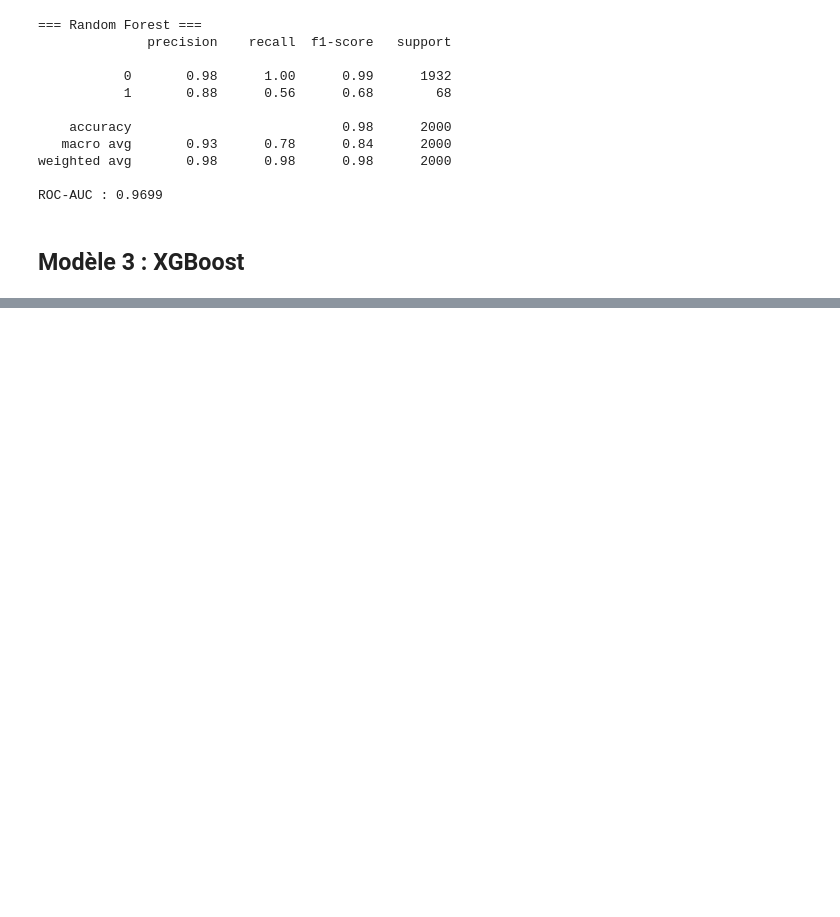
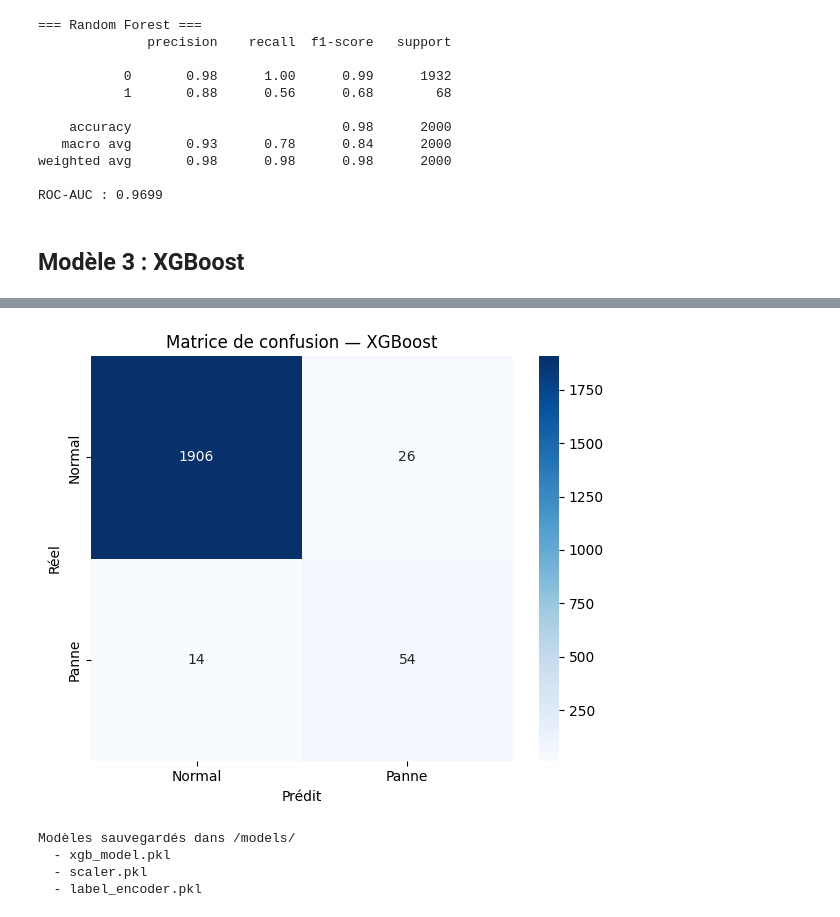
Before and after one commit to sarhanesrhaym/predictive-maintenance-ml-datascience-project, a Jupyter notebook: notebooks/02_preprocessing_modeling.ipynb, the cells around one changed output, grey strips where cells are left out. Cells and saved outputs as stored; diff of their text form; code cells hidden in the pictures; blank space fills up the shorter version.

```diff
--- a/notebooks/02_preprocessing_modeling.ipynb
+++ b/notebooks/02_preprocessing_modeling.ipynb
@@ -170,0 +218,34 @@ ValueError: feature_names must be string, and may not contain [, ] or <
+# %%
+#Matrice de confusion XGBoost
+cm = confusion_matrix(y_test, y_pred_xgb)
+
+plt.figure(figsize=(6, 5))
+sns.heatmap(cm, annot=True, fmt='d', cmap='Blues',
+            xticklabels=['Normal', 'Panne'],
+            yticklabels=['Normal', 'Panne'])
+plt.title('Matrice de confusion — XGBoost')
+plt.ylabel('Réel')
+plt.xlabel('Prédit')
+plt.tight_layout()
+plt.savefig('../data/confusion_matrix.png', dpi=150)
+plt.show()
+# %% [output]
+[figure, added]
+# %%
+#Sauvegarder le modèle
+import os
+os.makedirs('../models', exist_ok=True)
+
+joblib.dump(xgb, '../models/xgb_model.pkl')
+joblib.dump(scaler, '../models/scaler.pkl')
+joblib.dump(le, '../models/label_encoder.pkl')
+
+print("Modèles sauvegardés dans /models/")
+print("  - xgb_model.pkl")
+print("  - scaler.pkl")
+print("  - label_encoder.pkl")
+# %% [output]
+Modèles sauvegardés dans /models/
+  - xgb_model.pkl
+  - scaler.pkl
+  - label_encoder.pkl
```
Also changed, not shown: parts of 4 cells of this notebook.
